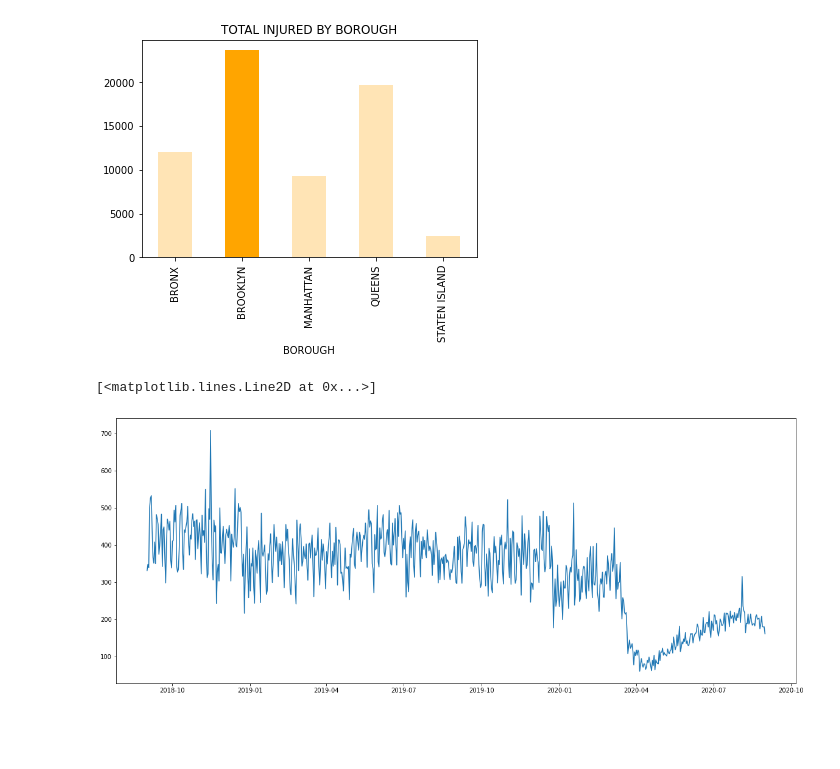
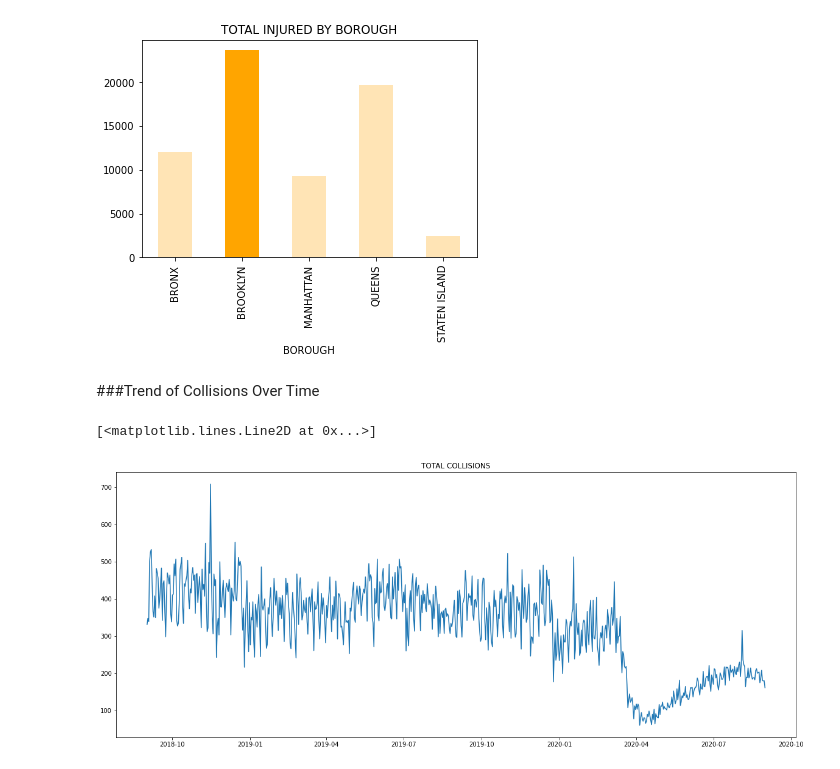
Before and after one commit to sulei7901/Capstone, a Jupyter notebook: NYPD_Motor_Vehicle_Collisions.ipynb, the cells around one changed output. Drawn from its saved outputs; the diff is of its cells as text; code cells hidden in the pictures; blank space fills up the shorter version.

```diff
--- a/NYPD_Motor_Vehicle_Collisions.ipynb
+++ b/NYPD_Motor_Vehicle_Collisions.ipynb
@@ -121,10 +121,13 @@ AxesSubplot(0.125,0.125;0.775x0.755)
 [figure]
 AxesSubplot(0.125,0.125;0.775x0.755)
 [figure]
+# %% [markdown]
+###Trend of Collisions Over Time
 # %%
 # Plot number of collisions over time
 plt.figure(figsize=(20,8))
+plt.title('TOTAL COLLISIONS')
 plt.plot(df['CRASH DATE'].value_counts().sort_index())
 # %% [output]
 [<matplotlib.lines.Line2D at 0x...>]
-[figure, old version]
+[figure, new version]
```
Also changed, not shown: parts of 2 cells of this notebook.
